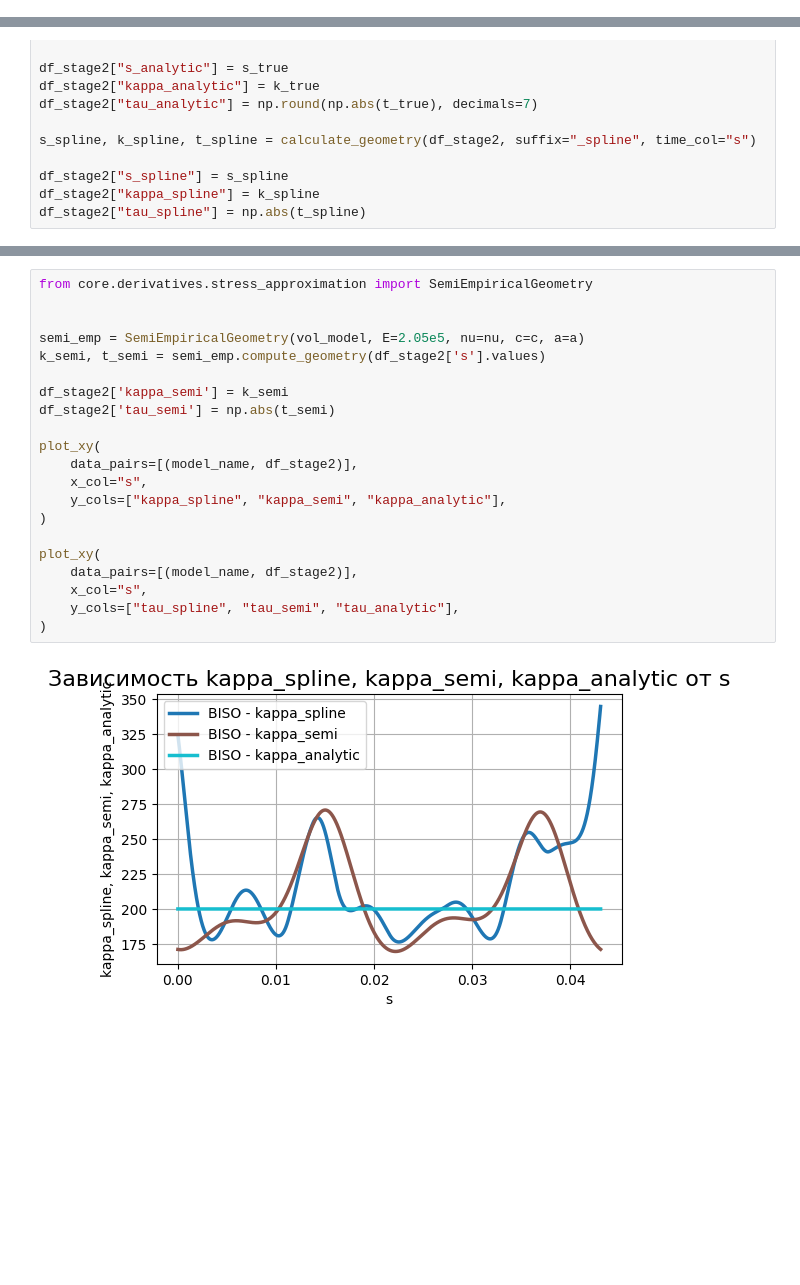
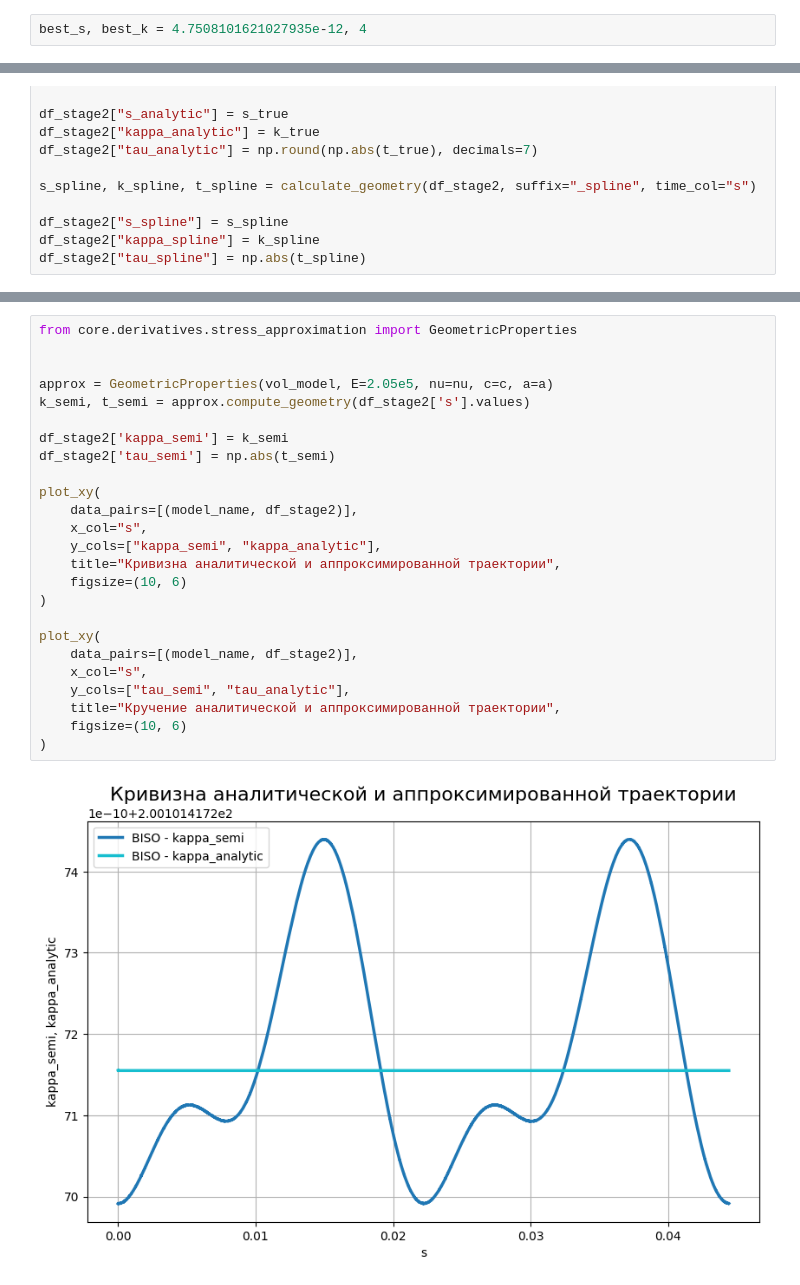
Before and after one commit to ArtemDos/complex_deformations, a Jupyter notebook: P29/ideal_vint/biso.ipynb, the cells around one changed output, grey strips where cells are left out. Saved outputs shown, nothing was run; the diff lists cells and outputs as text; blank space fills up the shorter version.

```diff
--- a/P29/ideal_vint/biso.ipynb
+++ b/P29/ideal_vint/biso.ipynb
@@ -241,0 +241,2 @@ best_s, best_k = 2.104904144512022e-05, 4
+# %%
+best_s, best_k = 4.7508101621027935e-12, 4
@@ -413,23 +522,27 @@ plt.show()
 # %%
-from core.derivatives.stress_approximation import SemiEmpiricalGeometry
+from core.derivatives.stress_approximation import GeometricProperties
 
 
-semi_emp = SemiEmpiricalGeometry(vol_model, E=2.05e5, nu=nu, c=c, a=a)
-k_semi, t_semi = semi_emp.compute_geometry(df_stage2['s'].values)
+approx = GeometricProperties(vol_model, E=2.05e5, nu=nu, c=c, a=a)
+k_semi, t_semi = approx.compute_geometry(df_stage2['s'].values)
 
 df_stage2['kappa_semi'] = k_semi
 df_stage2['tau_semi'] = np.abs(t_semi)
 
 plot_xy(
     data_pairs=[(model_name, df_stage2)],
     x_col="s",
-    y_cols=["kappa_spline", "kappa_semi", "kappa_analytic"],
+    y_cols=["kappa_semi", "kappa_analytic"],
+    title="Кривизна аналитической и аппроксимированной траектории",
+    figsize=(10, 6)
 )
 
 plot_xy(
     data_pairs=[(model_name, df_stage2)],
     x_col="s",
-    y_cols=["tau_spline", "tau_semi", "tau_analytic"],
+    y_cols=["tau_semi", "tau_analytic"],
+    title="Кручение аналитической и аппроксимированной траектории",
+    figsize=(10, 6)
 )
 # %% [output]
-[figure, old version]
+[figure, new version]
```
Also changed, not shown: parts of 32 cells of this notebook, 4 other files.
